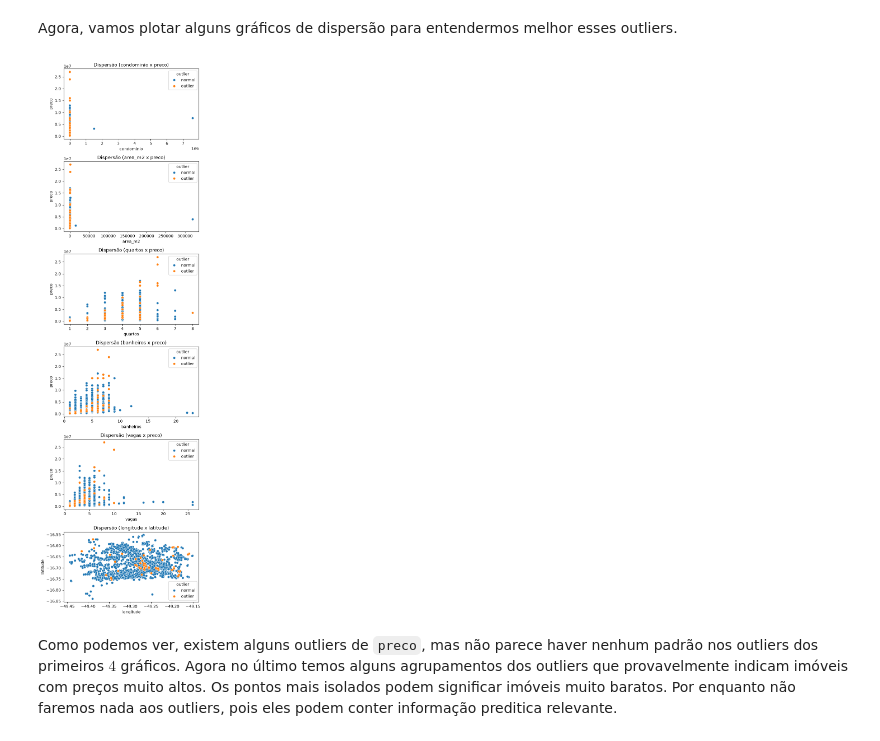
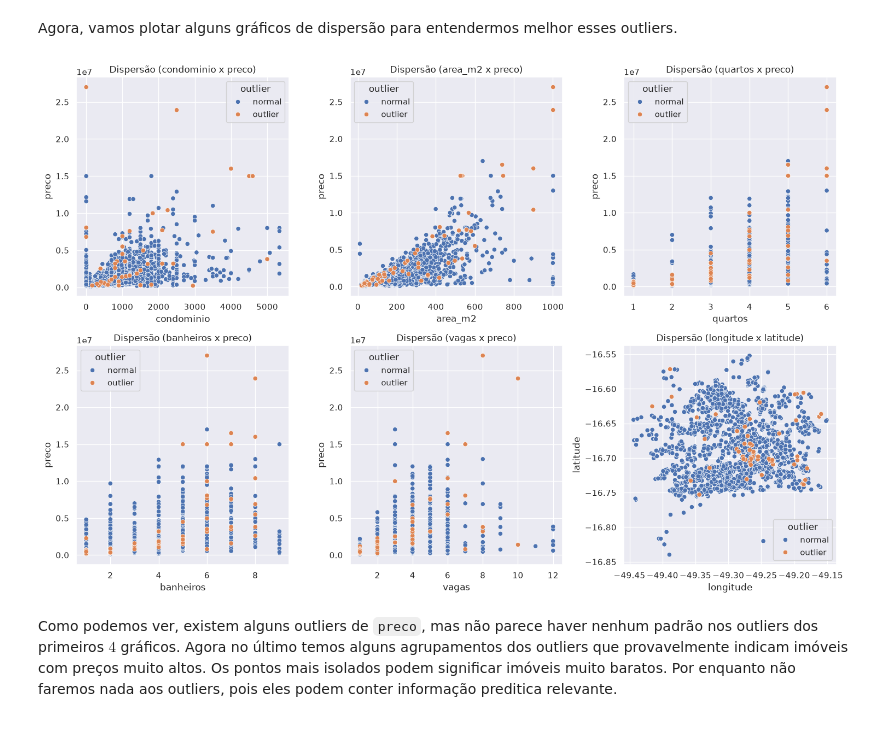
Before and after one commit to gauloish/meu-ape, a Jupyter notebook: notebooks/03_data_exploration.ipynb, the cells around one changed output. Saved outputs shown, nothing was run; the diff lists cells and outputs as text; code cells hidden in the pictures.

Commit message:
feat: add square transformer and clipping step in data exploration and feature engineering

```diff
--- a/notebooks/03_data_exploration.ipynb
+++ b/notebooks/03_data_exploration.ipynb
@@ -12,6 +12,8 @@ import pandas as pd
 import seaborn as sns
 import matplotlib.pyplot as plt
 import missingno as msno
+# %%
+sns.set_theme()
 # %% [markdown]
 ## Carregando o Dataset
 
@@ -94,0 +119,16 @@ Esses valores podem nos dar uma noção de como nossos modelos vão se comportar
+# %%
+lower = df_copy.quantile(0.0)
+upper = df_copy.quantile(0.999)
+
+df_clipped = df_copy[numeric_features[1:]].clip(lower=lower, upper=upper, axis="columns")
+df_clipped["preco"] = df_copy["preco"]
+
+fig, ax = plt.subplots(2, 3, figsize=(15, 10))
+ax = ax.flatten()
+
+for i, feature in enumerate(numeric_features[1:]):
+    sns.scatterplot(data=df_clipped, x=feature, y="preco", ax=ax[i])
+    ax[i].set_title(f"Dispersão ({feature} x preco)")
+
+plt.tight_layout()
+plt.show()
@@ -95,3 +139,20 @@ Esses valores podem nos dar uma noção de como nossos modelos vão se comportar
+# %%
+features = [
+    "condominio",
+    "area_m2",
+    "quartos",
+    "banheiros",
+    "vagas",
+]
+
+lower = df[features].quantile(0.0)
+upper = df[features].quantile(0.999)
+
+df[features] = df[features].clip(
+    lower=lower,
+    upper=upper,
+    axis="columns"
+)
 # %% [markdown]
 ## Análise de Dados Faltantes
 
@@ -234,18 +295,19 @@ df_copy = df_copy.sort_values(by="outlier")
 # %% [markdown]
 Agora, vamos plotar alguns gráficos de dispersão para entendermos melhor esses outliers.
 # %%
-fig, ax = plt.subplots(6, 1, figsize=(6, 20))
+fig, ax = plt.subplots(2, 3, figsize=(15, 10))
+ax = ax.flatten()
 
 for i, feature in enumerate(["condominio", "area_m2", "quartos", "banheiros", "vagas"]):
     sns.scatterplot(data=df_copy, x=feature, y="preco", hue="outlier", ax=ax[i])
     ax[i].set_title(f"Dispersão ({feature} x preco)")
 
 sns.scatterplot(data=df_copy, x="longitude", y="latitude", hue="outlier", ax=ax[5])
 ax[5].set_title("Dispersão (longitude x latitude)")
 
 plt.tight_layout()
 plt.show()
 # %% [output]
-[figure, old version]
+[figure, new version]
 # %% [markdown]
 Como podemos ver, existem alguns outliers de `preco`, mas não parece haver nenhum padrão nos outliers dos primeiros $4$ gráficos. Agora no último temos alguns agrupamentos dos outliers que provavelmente indicam imóveis com preços muito altos. Os pontos mais isolados podem significar imóveis muito baratos. Por enquanto não faremos nada aos outliers, pois eles podem conter informação preditica relevante.
```
Also changed, not shown: parts of 11 cells of this notebook, 2 other files.
